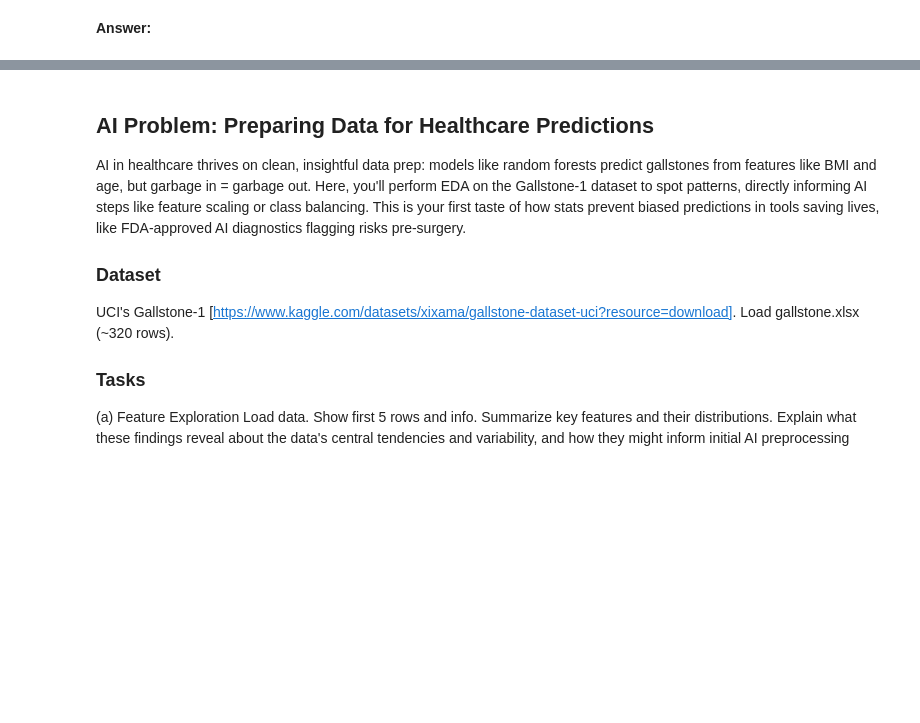
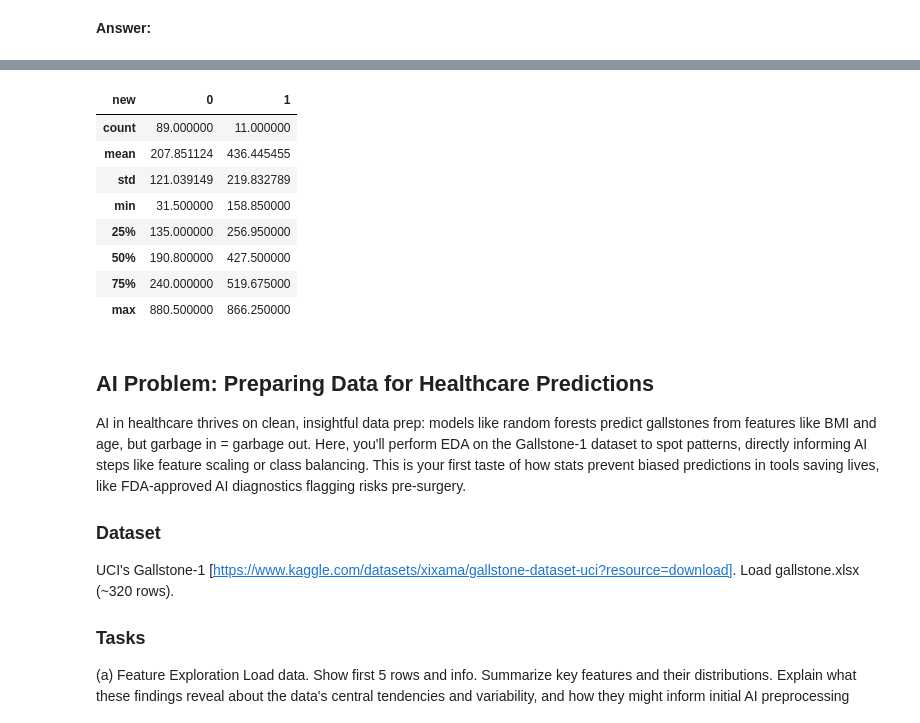
Before and after one commit to gunasekaran-pasupathy-research/Semester-1-MSAAI-500-Applied-Statistics, a Jupyter notebook: src/ch01/AAI_500_M1_Assignment.ipynb, the cells around one changed output, grey strips where cells are left out. Saved outputs shown, nothing was run; the diff lists cells and outputs as text; code cells hidden in the pictures; blank space fills up the shorter version.

```diff
--- a/src/ch01/AAI_500_M1_Assignment.ipynb
+++ b/src/ch01/AAI_500_M1_Assignment.ipynb
@@ -575,3 +745,22 @@ The `Houses` data file ([http://stat4ds.rwth-aachen.de/data/Houses.dat](http://s
+# %%
+## DISCLAIMER : I needed to look up how to group things 2 variables in Pandas like how group by is used in SQL/Databases
+
+current_set = df_house.groupby('new')['price']
+
+# print (current_set)
+# current_set.head() - interesting, I was expecting 2 rows with cumulative data...
+current_set.describe().T
+# 1 is new house
+# %% [output]
+| new | 0 | 1 |
+| count | 89.000000 | 11.000000 |
+| mean | 207.851124 | 436.445455 |
+| std | 121.039149 | 219.832789 |
+| min | 31.500000 | 158.850000 |
+| 25% | 135.000000 | 256.950000 |
+| 50% | 190.800000 | 427.500000 |
+| 75% | 240.000000 | 519.675000 |
+| max | 880.500000 | 866.250000 |
 # %% [markdown]
 ## **AI Problem: Preparing Data for Healthcare Predictions**
 
```
Also changed, not shown: parts of 24 cells of this notebook, 1 other file.
